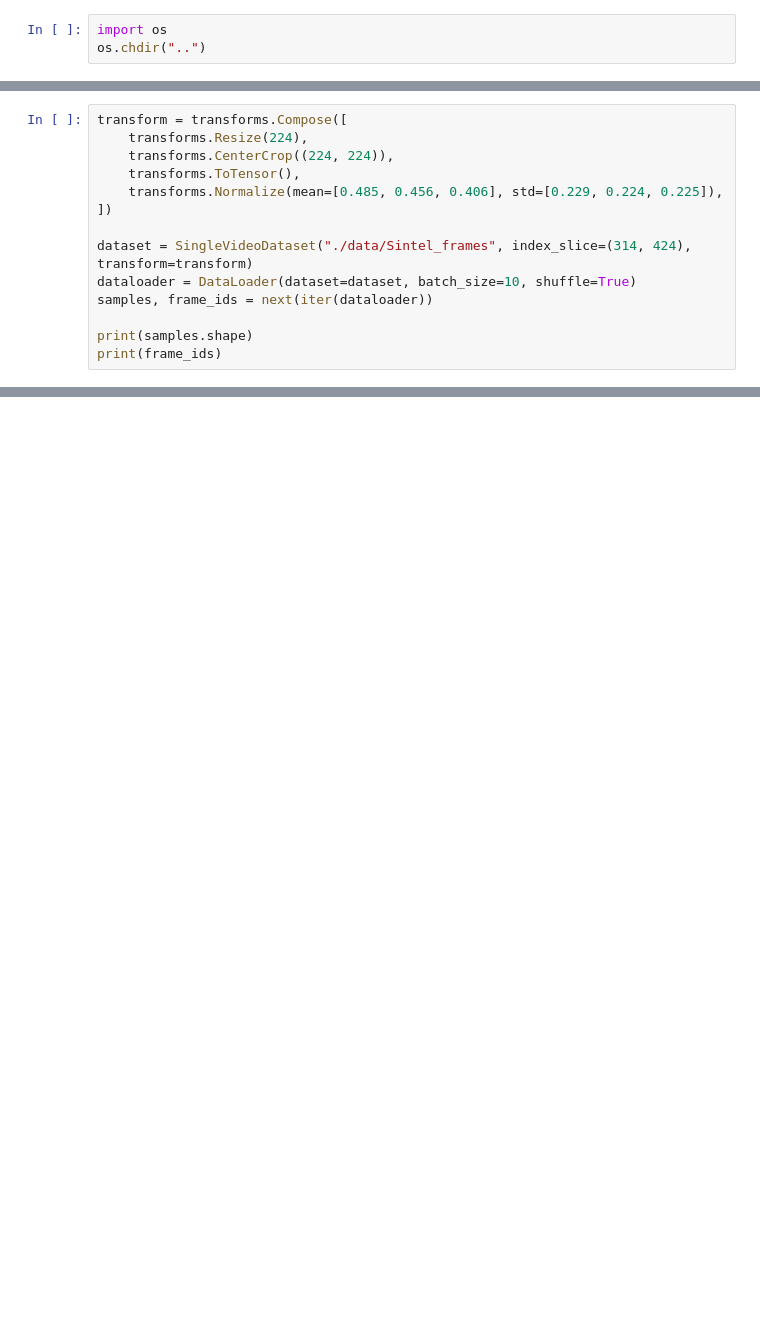
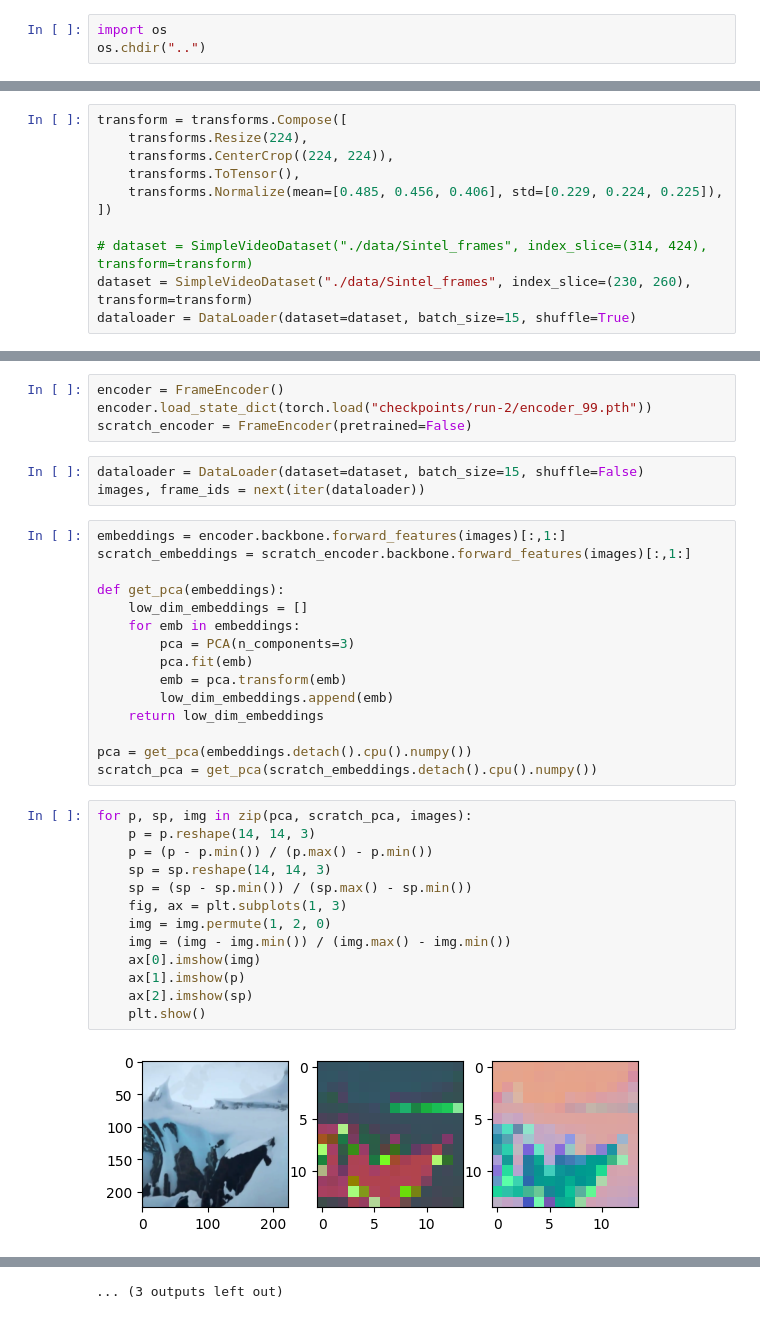
Before and after one commit to garjania/coview, a Jupyter notebook: notebooks/sample-train.ipynb, the cells around one changed output, grey strips where cells are left out. Saved outputs shown, nothing was run; the diff lists cells and outputs as text; blank space fills up the shorter version.

```diff
--- a/notebooks/sample-train.ipynb
+++ b/notebooks/sample-train.ipynb
@@ -39,9 +19,6 @@ transform = transforms.Compose([
     transforms.Normalize(mean=[0.485, 0.456, 0.406], std=[0.229, 0.224, 0.225]),
 ])
 
-dataset = SingleVideoDataset("./data/Sintel_frames", index_slice=(314, 424), transform=transform)
-dataloader = DataLoader(dataset=dataset, batch_size=10, shuffle=True)
-samples, frame_ids = next(iter(dataloader))
-
-print(samples.shape)
-print(frame_ids)
+# dataset = SimpleVideoDataset("./data/Sintel_frames", index_slice=(314, 424), transform=transform)
+dataset = SimpleVideoDataset("./data/Sintel_frames", index_slice=(230, 260), transform=transform)
+dataloader = DataLoader(dataset=dataset, batch_size=15, shuffle=True)
@@ -50,0 +55,37 @@ tensor([317, 330, 356, 368, 386, 385, 334, 375, 335, 395])
+# %%
+encoder = FrameEncoder()
+encoder.load_state_dict(torch.load("checkpoints/run-2/encoder_99.pth"))
+scratch_encoder = FrameEncoder(pretrained=False)
+# %%
+dataloader = DataLoader(dataset=dataset, batch_size=15, shuffle=False)
+images, frame_ids = next(iter(dataloader))
+# %%
+embeddings = encoder.backbone.forward_features(images)[:,1:]
+scratch_embeddings = scratch_encoder.backbone.forward_features(images)[:,1:]
+
+def get_pca(embeddings):
+    low_dim_embeddings = []
+    for emb in embeddings:
+        pca = PCA(n_components=3)
+        pca.fit(emb)
+        emb = pca.transform(emb)
+        low_dim_embeddings.append(emb)
+    return low_dim_embeddings
+
+pca = get_pca(embeddings.detach().cpu().numpy())
+scratch_pca = get_pca(scratch_embeddings.detach().cpu().numpy())
+# %%
+for p, sp, img in zip(pca, scratch_pca, images):
+    p = p.reshape(14, 14, 3)
+    p = (p - p.min()) / (p.max() - p.min())
+    sp = sp.reshape(14, 14, 3)
+    sp = (sp - sp.min()) / (sp.max() - sp.min())
+    fig, ax = plt.subplots(1, 3)
+    img = img.permute(1, 2, 0)
+    img = (img - img.min()) / (img.max() - img.min())
+    ax[0].imshow(img)
+    ax[1].imshow(p)
+    ax[2].imshow(sp)
+    plt.show()
+# %% [output]
+[figure, added]
@@ -50,0 +103 @@ tensor([317, 330, 356, 368, 386, 385, 334, 375, 335, 395])
+... (3 outputs left out)
```
Also changed, not shown: parts of 7 cells of this notebook, 1 other file.
